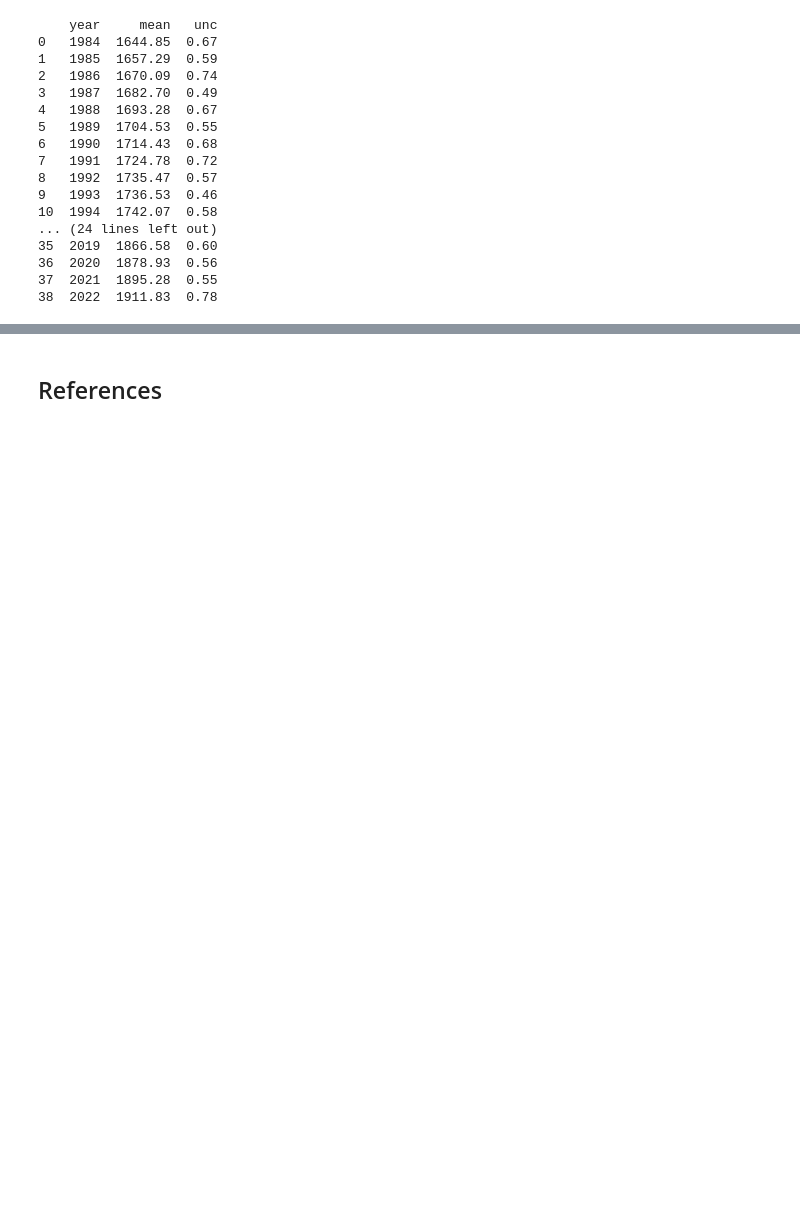
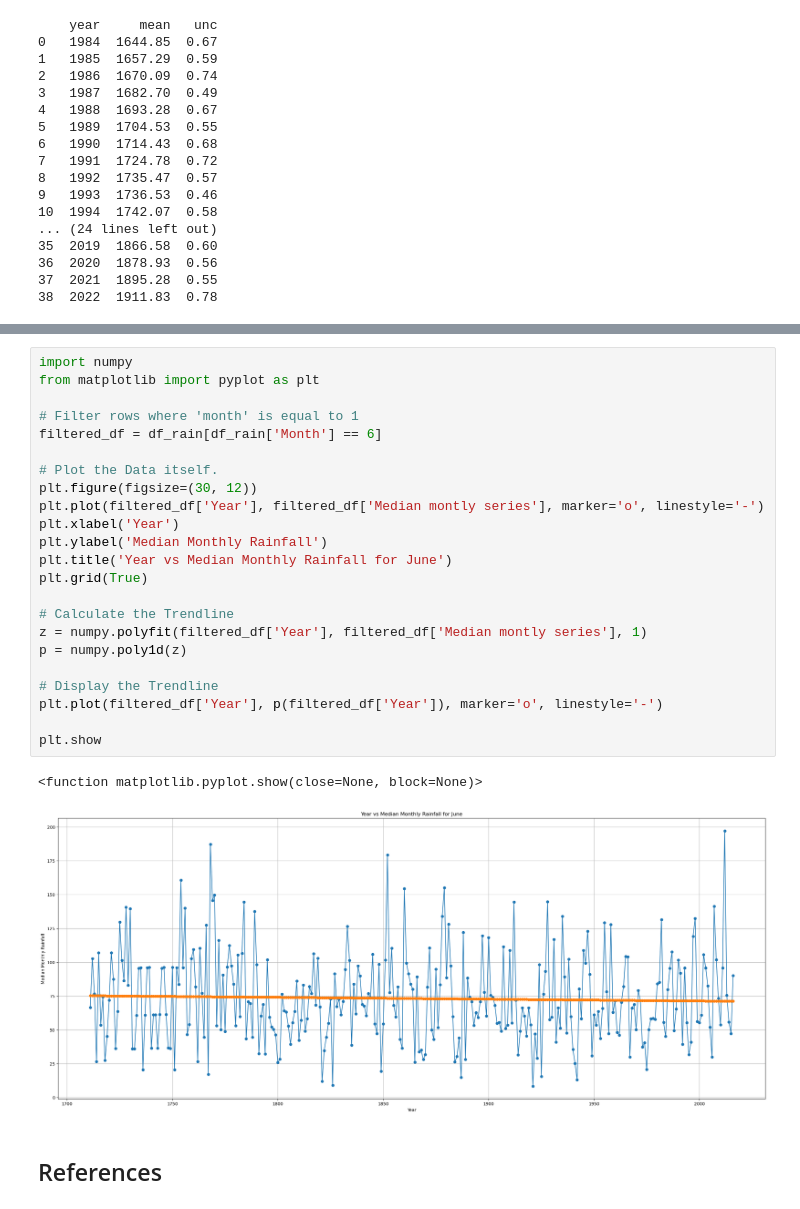
Before and after one commit to Danny-MCD/PfDA_Project2, a Jupyter notebook: Climate_Data_Analysis.ipynb, the cells around one changed output, grey strips where cells are left out. Cells and saved outputs as stored; diff of their text form; blank space fills up the shorter version.

```diff
--- a/Climate_Data_Analysis.ipynb
+++ b/Climate_Data_Analysis.ipynb
@@ -267,3 +374,29 @@ FileNotFoundError: [Errno 2] No such file or directory: 'EDC_CH4.txt'
+# %%
+import numpy
+from matplotlib import pyplot as plt
+
+# Filter rows where 'month' is equal to 1
+filtered_df = df_rain[df_rain['Month'] == 6]
+
+# Plot the Data itself.
+plt.figure(figsize=(30, 12))
+plt.plot(filtered_df['Year'], filtered_df['Median montly series'], marker='o', linestyle='-')
+plt.xlabel('Year')
+plt.ylabel('Median Monthly Rainfall')
+plt.title('Year vs Median Monthly Rainfall for June')
+plt.grid(True)
+
+# Calculate the Trendline
+z = numpy.polyfit(filtered_df['Year'], filtered_df['Median montly series'], 1)
+p = numpy.poly1d(z)
+
+# Display the Trendline
+plt.plot(filtered_df['Year'], p(filtered_df['Year']), marker='o', linestyle='-')
+
+plt.show
+# %% [output]
+<function matplotlib.pyplot.show(close=None, block=None)>
+[figure, added]
 # %% [markdown]
 ## References
 # %% [markdown]
```
Also changed, not shown: parts of 8 cells of this notebook, 2 other files.
